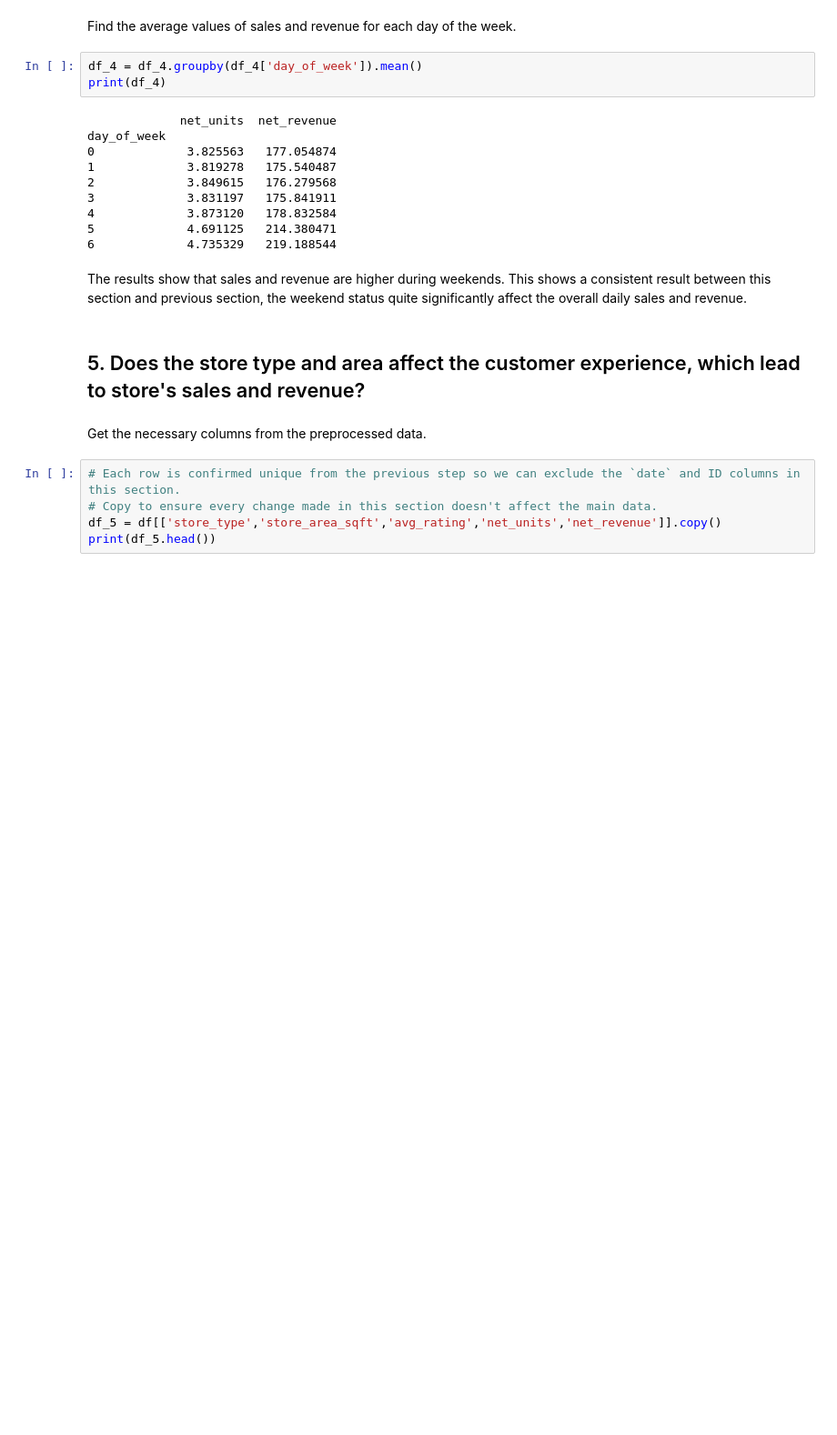
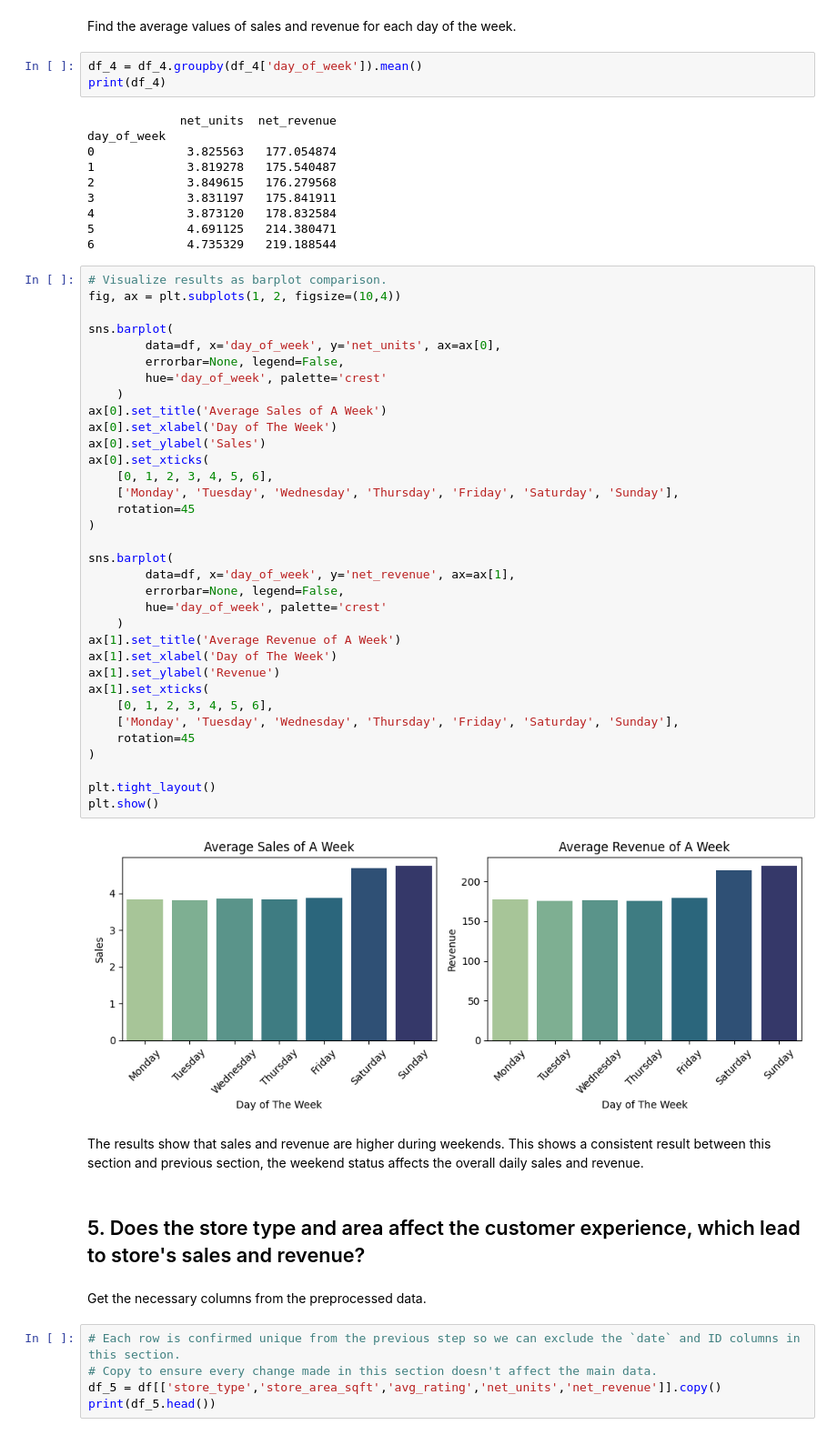
Before and after one commit to gracypresilia/SalesRevenue_Multivariate_Forecasting, a Jupyter notebook: eda.ipynb, the cells around one changed output. Shown at 91% size. Saved outputs shown, nothing was run; the diff lists cells and outputs as text; blank space fills up the shorter version.

```diff
--- a/eda.ipynb
+++ b/eda.ipynb
@@ -321,8 +348,44 @@ day_of_week
 4             3.873120   178.832584
 5             4.691125   214.380471
 6             4.735329   219.188544
+# %%
+# Visualize results as barplot comparison.
+fig, ax = plt.subplots(1, 2, figsize=(10,4))
+
+sns.barplot(
+        data=df, x='day_of_week', y='net_units', ax=ax[0],
+        errorbar=None, legend=False,
+        hue='day_of_week', palette='crest'
+    )
+ax[0].set_title('Average Sales of A Week')
+ax[0].set_xlabel('Day of The Week')
+ax[0].set_ylabel('Sales')
+ax[0].set_xticks(
+    [0, 1, 2, 3, 4, 5, 6],
+    ['Monday', 'Tuesday', 'Wednesday', 'Thursday', 'Friday', 'Saturday', 'Sunday'],
+    rotation=45
+)
+
+sns.barplot(
+        data=df, x='day_of_week', y='net_revenue', ax=ax[1],
+        errorbar=None, legend=False,
+        hue='day_of_week', palette='crest'
+    )
+ax[1].set_title('Average Revenue of A Week')
+ax[1].set_xlabel('Day of The Week')
+ax[1].set_ylabel('Revenue')
+ax[1].set_xticks(
+    [0, 1, 2, 3, 4, 5, 6],
+    ['Monday', 'Tuesday', 'Wednesday', 'Thursday', 'Friday', 'Saturday', 'Sunday'],
+    rotation=45
+)
+
+plt.tight_layout()
+plt.show()
+# %% [output]
+[figure, added]
 # %% [markdown]
-The results show that sales and revenue are higher during weekends. This shows a consistent result between this section and previous section, the weekend status quite significantly affect the overall daily sales and revenue.
+The results show that sales and revenue are higher during weekends. This shows a consistent result between this section and previous section, the weekend status affects the overall daily sales and revenue.
 # %% [markdown]
 ## 5. Does the store type and area affect the customer experience, which lead to store's sales and revenue?
 # %% [markdown]
```
Also changed, not shown: parts of 53 cells of this notebook, 1 other file.
